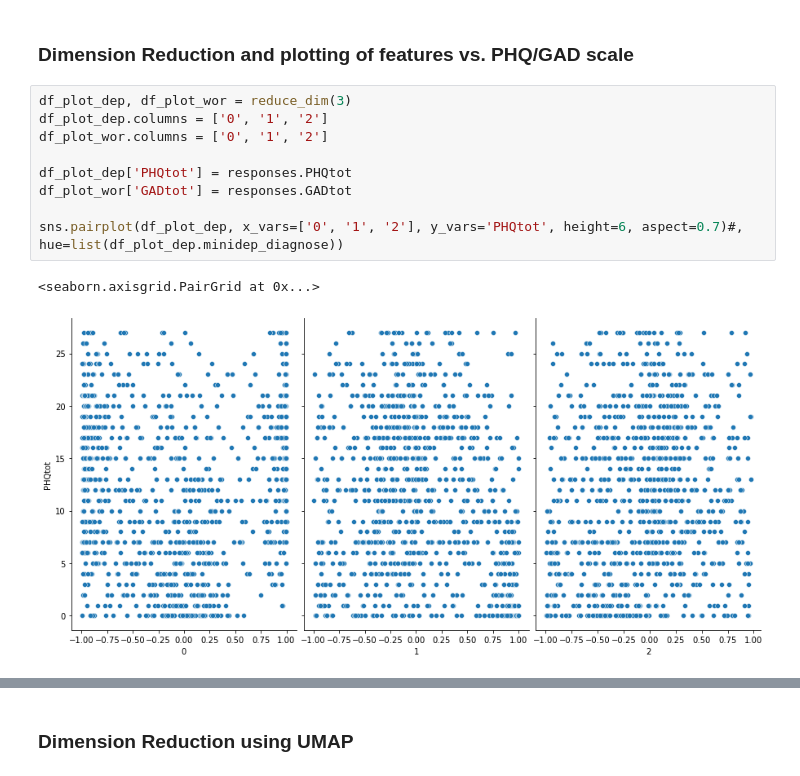
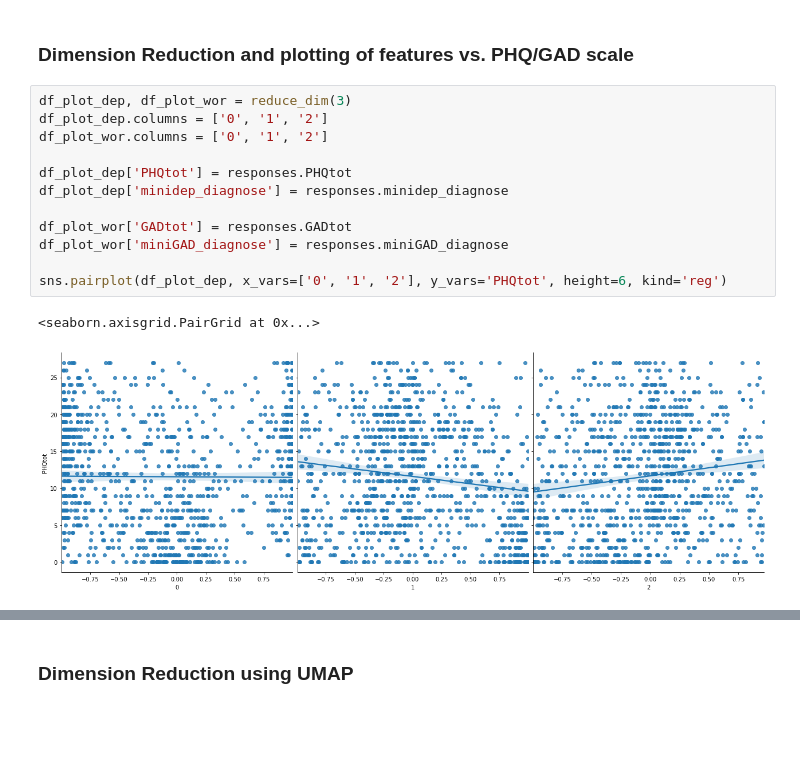
Before and after one commit to alexandraant161803/EDAN70, a Jupyter notebook: WD_project.ipynb, the cells around one changed output, grey strips where cells are left out. Cells and saved outputs as stored; diff of their text form; blank space fills up the shorter version.

```diff
--- a/WD_project.ipynb
+++ b/WD_project.ipynb
@@ -240,12 +240,15 @@ import umap
 # %%
 df_plot_dep, df_plot_wor = reduce_dim(3)
 df_plot_dep.columns = ['0', '1', '2']
 df_plot_wor.columns = ['0', '1', '2']
 
 df_plot_dep['PHQtot'] = responses.PHQtot
+df_plot_dep['minidep_diagnose'] = responses.minidep_diagnose
+
 df_plot_wor['GADtot'] = responses.GADtot
+df_plot_wor['miniGAD_diagnose'] = responses.miniGAD_diagnose
 
-sns.pairplot(df_plot_dep, x_vars=['0', '1', '2'], y_vars='PHQtot', height=6, aspect=0.7)#, hue=list(df_plot_dep.minidep_diagnose))
+sns.pairplot(df_plot_dep, x_vars=['0', '1', '2'], y_vars='PHQtot', height=6, kind='reg')
 # %% [output]
 <seaborn.axisgrid.PairGrid at 0x...>
-[figure, old version]
+[figure, new version]
```
Also changed, not shown: parts of 8 cells of this notebook.
